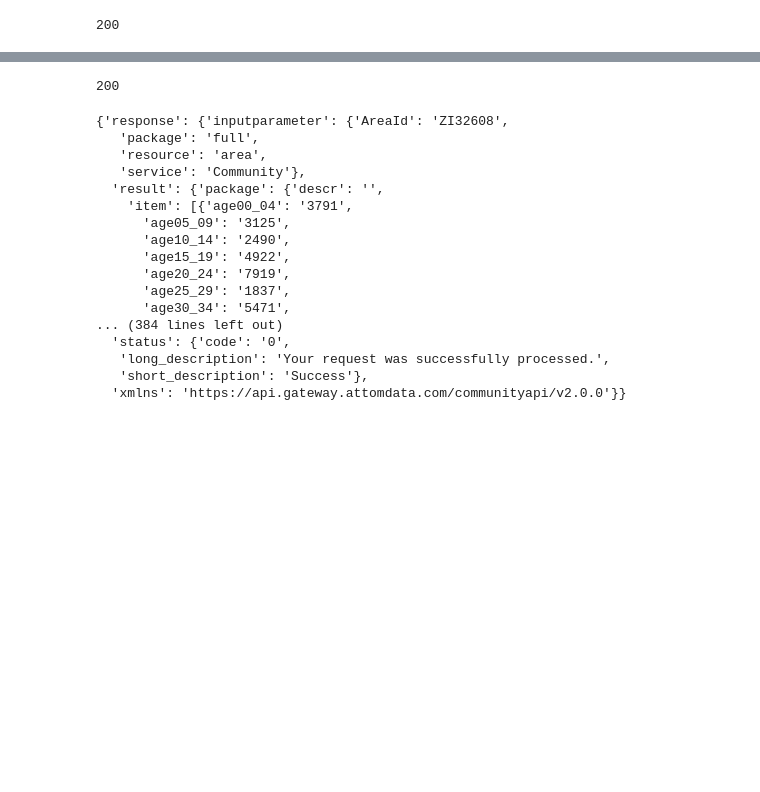
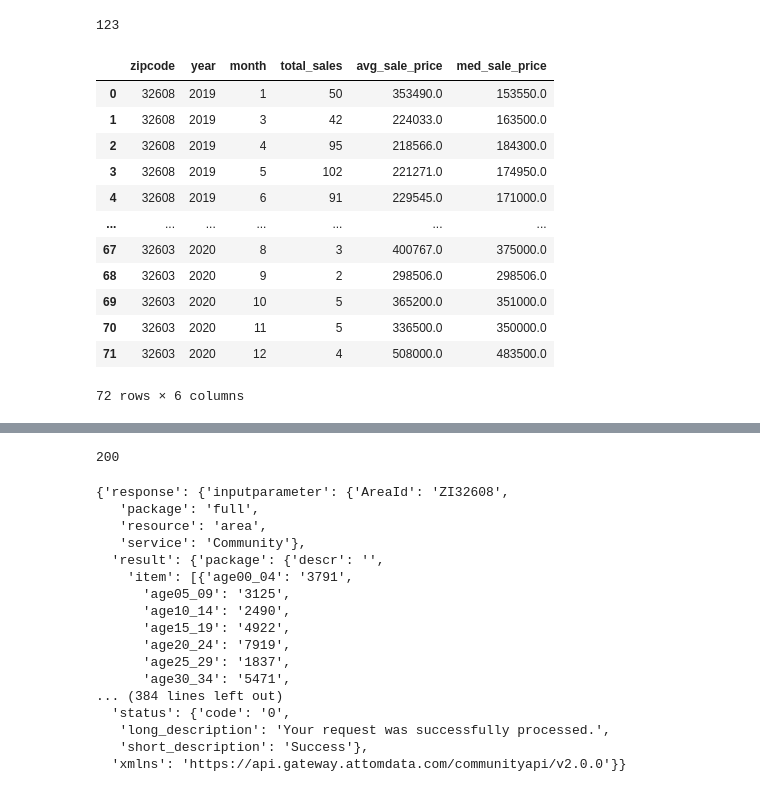
Before and after one commit to FinalProject-2021/Housing_Valuation, a Jupyter notebook: sales_data_JJ.ipynb, the cells around one changed output, grey strips where cells are left out. Saved outputs shown, nothing was run; the diff lists cells and outputs as text; code cells hidden in the pictures; blank space fills up the shorter version.

```diff
--- a/sales_data_JJ.ipynb
+++ b/sales_data_JJ.ipynb
@@ -12,3 +11,16 @@ from datetime import datetime
 
 # Import API key
 from config import ATTOM_API
+# %%
+fl_census_data = pd.read_csv('Resources/ACSST5Y2019.S1901_data_with_overlays_2021-05-24T165952.csv', header=1)
+fl_codes = []
+
+for i,j in fl_census_data.iterrows():
+    fl_codes.append(j['Geographic Area Name'][6:11])
+
+len(fl_codes)
+
+zip_code_split = [123,123,123,123,123,123,123,123]
+
+zip_codes = [list(islice(fl_codes, elem))
+            for elem in zip_code_split]
@@ -15,3 +31,11 @@ from config import ATTOM_API
+# %%
+count = 0
+for zip in zip_codes[0]:
+    count += 1
+
+print(count)
+# %% [output]
+123
 # %%
 # Read in historical mortgage rate
 mortgage_data = pd.read_csv('Resources/morgage_rates.csv')
@@ -36,21 +60,58 @@ mortgage_rates.mean().to_csv('Resources/monthly_morgage_rates.csv')
 # %%
 # Establish API URL
 property_url = "https://api.gateway.attomdata.com/propertyapi/v1.0.0/"
 
 sales_trend = "salestrend/snapshot?geoid=ZI"
 
-zipcode = "32608"
-
 sales_trend_dates = "&interval=monthly&startyear=2019&endyear=2020&startmonth=january&endmonth=december"
 
 headers = {'Accept': 'application/json', 'apikey': ATTOM_API}
 
-# Make API call
-sales_response = requests.post( f'{property_url}{sales_trend}{zipcode}{sales_trend_dates}',
-                                headers = headers)
-# Establish variable of json and Display response for reference
-print(sales_response.status_code)
-sales = sales_response.json()
-sales
+test_zip = ['32608','32601', '32603']
+
+# Establish variable for information desired
+year = []
+month = []
+zip_code_sales = []
+total_sales = []
+average_price = []
+median_price = []
+
+for code in test_zip:
+    # Make API call
+    sales_response = requests.post( f'{property_url}{sales_trend}{code}{sales_trend_dates}',
+                                    headers = headers)
+    sales = sales_response.json()
+
+    # Set delay based on API call limitations
+    time.sleep(7)
+    # Loop through API data and append to variables
+    for i in sales['salestrends']:
+        year.append(pd.to_datetime(i['daterange']['start']).year)
+        month.append(pd.to_datetime(i['daterange']['start']).month)
+        zip_code_sales.append(i['location']['geoID'][2:7])
+        total_sales.append(i['SalesTrend']['homesalecount'])
+        average_price.append(i['SalesTrend']['avgsaleprice'])
+        median_price.append(i['SalesTrend']['medsaleprice'])
+
+
+# Create new DF with data
+sales_data = pd.DataFrame({"zipcode": zip_code_sales, "year":year, "month":month,
+                        "total_sales":total_sales, "avg_sale_price":average_price,
+                        "med_sale_price":median_price})
+
+sales_data
 # %% [output]
+|  | zipcode | year | month | total_sales | avg_sale_price | med_sale_price |
+| 0 | 32608 | 2019 | 1 | 50 | 353490.0 | 153550.0 |
+| 1 | 32608 | 2019 | 3 | 42 | 224033.0 | 163500.0 |
+| 2 | 32608 | 2019 | 4 | 95 | 218566.0 | 184300.0 |
+| 3 | 32608 | 2019 | 5 | 102 | 221271.0 | 174950.0 |
+| 4 | 32608 | 2019 | 6 | 91 | 229545.0 | 171000.0 |
+| ... | ... | ... | ... | ... | ... | ... |
+| 67 | 32603 | 2020 | 8 | 3 | 400767.0 | 375000.0 |
+| 68 | 32603 | 2020 | 9 | 2 | 298506.0 | 298506.0 |
+| 69 | 32603 | 2020 | 10 | 5 | 365200.0 | 351000.0 |
+| 70 | 32603 | 2020 | 11 | 5 | 336500.0 | 350000.0 |
+| 71 | 32603 | 2020 | 12 | 4 | 508000.0 | 483500.0 |
-200
+72 rows × 6 columns
```
Also changed, not shown: parts of 9 cells of this notebook, 1 other file.
